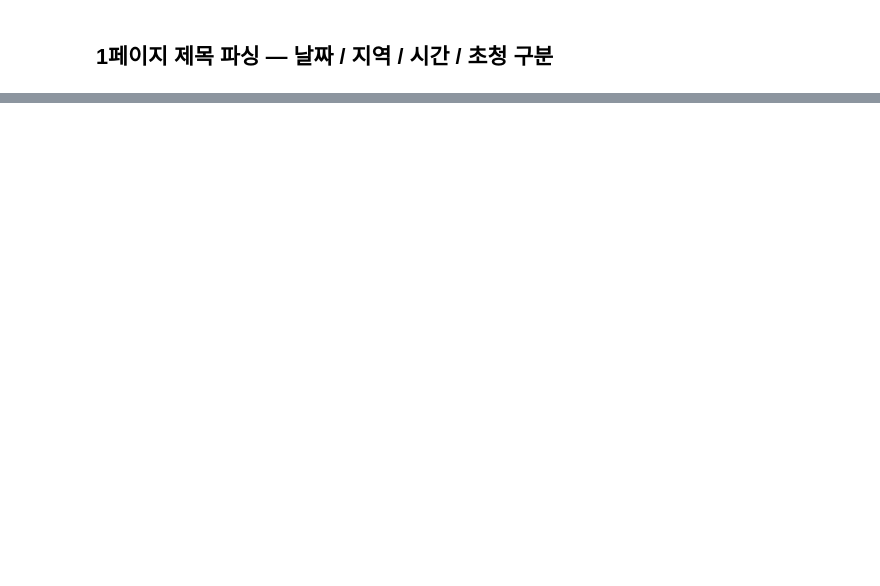
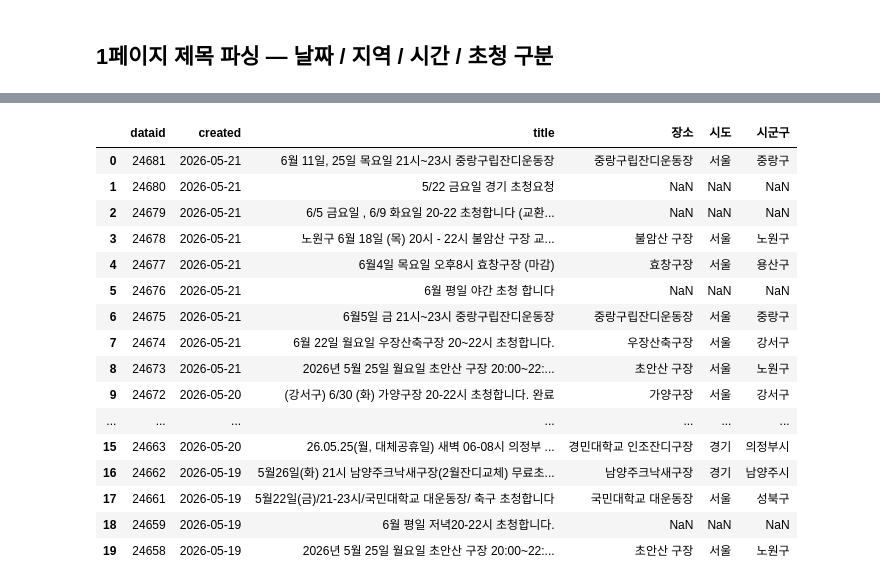
Before and after one commit to young2good/analysis_repo, a Jupyter notebook: app_creator/cafe_board_crawling.ipynb, the cells around one changed output, grey strips where cells are left out. Saved outputs shown, nothing was run; the diff lists cells and outputs as text; code cells hidden in the pictures; blank space fills up the shorter version.

```diff
--- a/app_creator/cafe_board_crawling.ipynb
+++ b/app_creator/cafe_board_crawling.ipynb
@@ -397,0 +470,82 @@ df
+# %%
+# ── 구장명 → 시/군/구 정적 매핑 ────────────────────────────────────
+# 키워드(공백 제거 후 부분일치)로 검색. 장소 컬럼이 NaN이거나 너무 generic하면 title에서 fallback.
+VENUE_DISTRICT = {
+    # 서울 노원구
+    "초안산":     ("서울", "노원구"),
+    "불암산":     ("서울", "노원구"),
+    # 서울 중랑구
+    "중랑구립":   ("서울", "중랑구"),
+    "용마폭포":   ("서울", "중랑구"),
+    # 서울 강북구
+    "강북구민":   ("서울", "강북구"),
+    # 서울 성북구
+    "국민대학교": ("서울", "성북구"),
+    "월곡":       ("서울", "성북구"),
+    # 서울 용산구
+    "효창":       ("서울", "용산구"),
+    # 서울 강서구
+    "우장산":     ("서울", "강서구"),
+    "가양":       ("서울", "강서구"),
+    "개화":       ("서울", "강서구"),
+    # 서울 성동구
+    "응봉":       ("서울", "성동구"),
+    # 서울 은평구
+    "은평":       ("서울", "은평구"),
+    # 서울 마포구
+    "월드컵":     ("서울", "마포구"),
+    "상암":       ("서울", "마포구"),
+    # 서울 광진구
+    "아차산":     ("서울", "광진구"),
+    # 경기 의정부시
+    "경민대학교": ("경기", "의정부시"),
+    # 경기 남양주시
+    "크낙새":     ("경기", "남양주시"),
+    "별내":       ("경기", "남양주시"),
+    "다산":       ("경기", "남양주시"),
+    # 경기 구리시
+    "구리타워":   ("경기", "구리시"),
+    "구리":       ("경기", "구리시"),
+}
+
+# 너무 generic해서 단독으로 의미없는 장소명
+_GENERIC_VENUES = {"축구장", "운동장", "구장", "체육공원", "공원"}
+
+def lookup_district(venue, title=""):
+    """
+    장소명 → (시도, 시군구).
+    1차: venue 컬럼에서 키워드 검색
+    2차: venue가 NaN이거나 generic하면 title에서 fallback 검색
+    """
+    candidates = []
+
+    # 1차: venue 컬럼
+    if not pd.isna(venue) and venue.strip() not in _GENERIC_VENUES:
+        candidates.append(venue)
+
+    # 2차: title fallback
+    if title:
+        candidates.append(title)
+
+    for text in candidates:
+        normalized = text.replace(" ", "")
+        for keyword, (sido, sigungu) in VENUE_DISTRICT.items():
+            if keyword in normalized:
+                return sido, sigungu
+
+    return None, None
+
+
+result = df.apply(lambda row: lookup_district(row["장소"], row["title"]), axis=1)
+df["시도"], df["시군구"] = zip(*result)
+
+mapped   = df["시군구"].notna().sum()
+unmapped = df["시군구"].isna().sum()
+print(f"매핑 성공: {mapped}개 / 실패(NaN): {unmapped}개")
+
+if unmapped:
+    print("\n[매핑 실패 — 추가 딕셔너리 필요 목록]")
+    print(df.loc[df["시군구"].isna(), ["dataid", "장소", "title"]].to_string(index=False))
+
+df[["dataid", "created", "title", "장소", "시도", "시군구"]].head(20)
+# %% [output]
@@ -397,0 +569,17 @@ df
+|  | dataid | created | title | 장소 | 시도 | 시군구 |
+| 0 | 24681 | 2026-05-21 | 6월 11일, 25일 목요일 21시~23시 중랑구립잔디운동장 | 중랑구립잔디운동장 | 서울 | 중랑구 |
+| 1 | 24680 | 2026-05-21 | 5/22 금요일 경기 초청요청 | NaN | NaN | NaN |
+| 2 | 24679 | 2026-05-21 | 6/5 금요일 , 6/9 화요일 20-22 초청합니다 (교환... | NaN | NaN | NaN |
+| 3 | 24678 | 2026-05-21 | 노원구 6월 18일 (목) 20시 - 22시 불암산 구장 교... | 불암산 구장 | 서울 | 노원구 |
+| 4 | 24677 | 2026-05-21 | 6월4일 목요일 오후8시 효창구장 (마감) | 효창구장 | 서울 | 용산구 |
+| 5 | 24676 | 2026-05-21 | 6월 평일 야간 초청 합니다 | NaN | NaN | NaN |
+| 6 | 24675 | 2026-05-21 | 6월5일 금 21시~23시 중랑구립잔디운동장 | 중랑구립잔디운동장 | 서울 | 중랑구 |
+| 7 | 24674 | 2026-05-21 | 6월 22일 월요일 우장산축구장 20~22시 초청합니다. | 우장산축구장 | 서울 | 강서구 |
+| 8 | 24673 | 2026-05-21 | 2026년 5월 25일 월요일 초안산 구장 20:00~22:... | 초안산 구장 | 서울 | 노원구 |
+| 9 | 24672 | 2026-05-20 | (강서구) 6/30 (화) 가양구장 20-22시 초청합니다. 완료 | 가양구장 | 서울 | 강서구 |
+| ... | ... | ... | ... | ... | ... | ... |
+| 15 | 24663 | 2026-05-20 | 26.05.25(월, 대체공휴일) 새벽 06-08시 의정부 ... | 경민대학교 인조잔디구장 | 경기 | 의정부시 |
+| 16 | 24662 | 2026-05-19 | 5월26일(화) 21시 남양주크낙새구장(2월잔디교체) 무료초... | 남양주크낙새구장 | 경기 | 남양주시 |
+| 17 | 24661 | 2026-05-19 | 5월22일(금)/21-23시/국민대학교 대운동장/ 축구 초청합니다 | 국민대학교 대운동장 | 서울 | 성북구 |
+| 18 | 24659 | 2026-05-19 | 6월 평일 저녁20-22시 초청합니다. | NaN | NaN | NaN |
+| 19 | 24658 | 2026-05-19 | 2026년 5월 25일 월요일 초안산 구장 20:00~22:... | 초안산 구장 | 서울 | 노원구 |
```
Also changed, not shown: parts of 11 cells of this notebook.
